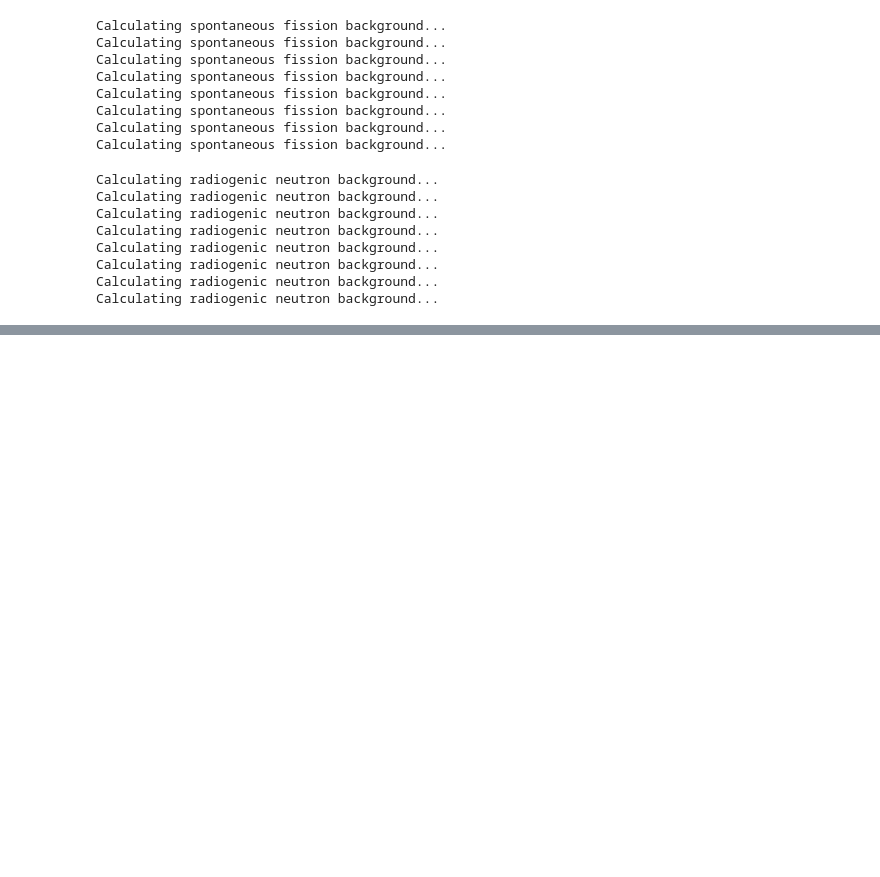
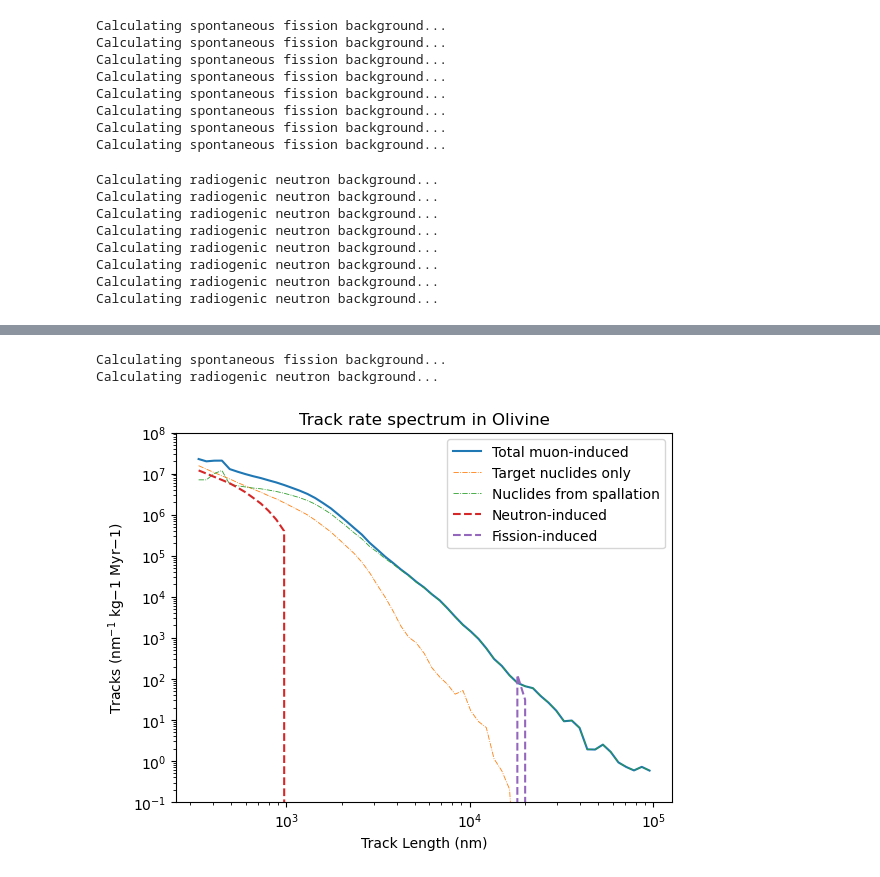
Before and after one commit to cgalelli/PrimusCode, a Jupyter notebook: Primus_analysis.ipynb, the cells around one changed output, grey strips where cells are left out. Drawn from its saved outputs; the diff is of its cells as text; code cells hidden in the pictures; blank space fills up the shorter version.

```diff
--- a/Primus_analysis.ipynb
+++ b/Primus_analysis.ipynb
@@ -132,9 +120,10 @@ MINERAL_LIBRARY = {
     }
 }
 # %%
-#x_bins = np.logspace(CONFIG["x_min_log_nm"], CONFIG["x_max_log_nm"], CONFIG["n_bins"])
+x_bins2 = np.logspace(CONFIG["x_min_log_nm"], CONFIG["x_max_log_nm"], CONFIG["n_bins"])
 x_bins = np.linspace(0, 100000, 300)
 x_mids = x_bins[:-1] + np.diff(x_bins) / 2
+x_mids2 = x_bins2[:-1] + np.diff(x_bins2) / 2
 # %%
 exposure_times = np.array([40., 30., 13.7, 11., 9.9, 8.6, 7.1, 0.005])
 names = np.array(["Laschamp", "Lemptegy", "Come", "Dome", "Pariou", "Lavache", "Montcineyre", "Modern"], dtype=str)
@@ -256,5 +316,36 @@ plt.show()
 # %%
-filepath = './Data/processed_recoils/Olivine_muon_recoil_simple_60.0kyr_0mwe'
+filepath = './Data/processed_recoils/Olivine_muon_recoil_simple_10.0kyr_0mwe.npz'
 recoil_data = np.load(filepath)
 
-drdx = mineral._convert_recoil_to_track_spectrum(x_bins, recoil_data=, CONFIG['energy_bins_gev'])
+drdx_muon = mineral._convert_recoil_to_track_spectrum(x_bins=x_bins2, recoil_data=recoil_data, energy_bins_gev=CONFIG["geant4_energy_bins_gev"])
+drdx_fission = mineral.calculate_fission_spectrum(x_bins2)
+drdx_neutron = mineral.calculate_neutron_spectrum(x_bins2)
+
+drdx_org = np.zeros_like(drdx_muon['total'])
+drdx_result = np.zeros_like(drdx_muon['total'])
+for name in recoil_data.files[1:]:
+    if name != 'total' and name != 'Er_bins':
+        if name in ['Mg', 'Fe', 'Si', 'O']:
+            drdx_org += drdx_muon[name]
+        else: drdx_result += drdx_muon[name]
+# %% [output]
+Calculating spontaneous fission background...
+Calculating radiogenic neutron background...
+# %%
+plt.plot(x_mids2, drdx_muon['total'], label='Total muon-induced')
+plt.plot(x_mids2, drdx_org, linestyle='-.', linewidth=0.6, label='Target nuclides only')
+plt.plot(x_mids2, drdx_result, linestyle='-.', linewidth=0.6, label='Nuclides from spallation')
+plt.plot(x_mids2, drdx_neutron, linestyle='--', label='Neutron-induced')
+plt.plot(x_mids2, drdx_fission, linestyle='--', label='Fission-induced')
+
+plt.yscale("log")
+plt.xscale("log")
+plt.xlabel("Track Length (nm)")
+plt.ylabel(r"Tracks (nm$^{-1}$ kg${-1}$ Myr${-1}$)")
+plt.title("Track rate spectrum in Olivine")
+plt.ylim(1e-1, 1e8)
+plt.legend()
+plt.savefig("drdx.png", dpi=500)
+plt.show()
+# %% [output]
+[figure, added]
```
Also changed, not shown: parts of 7 cells of this notebook.
